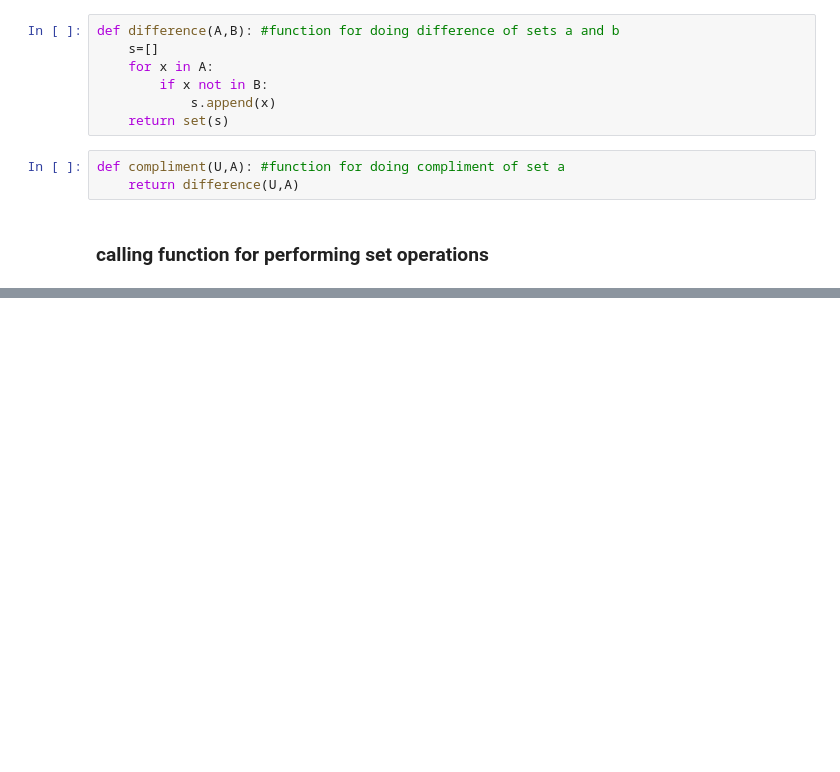
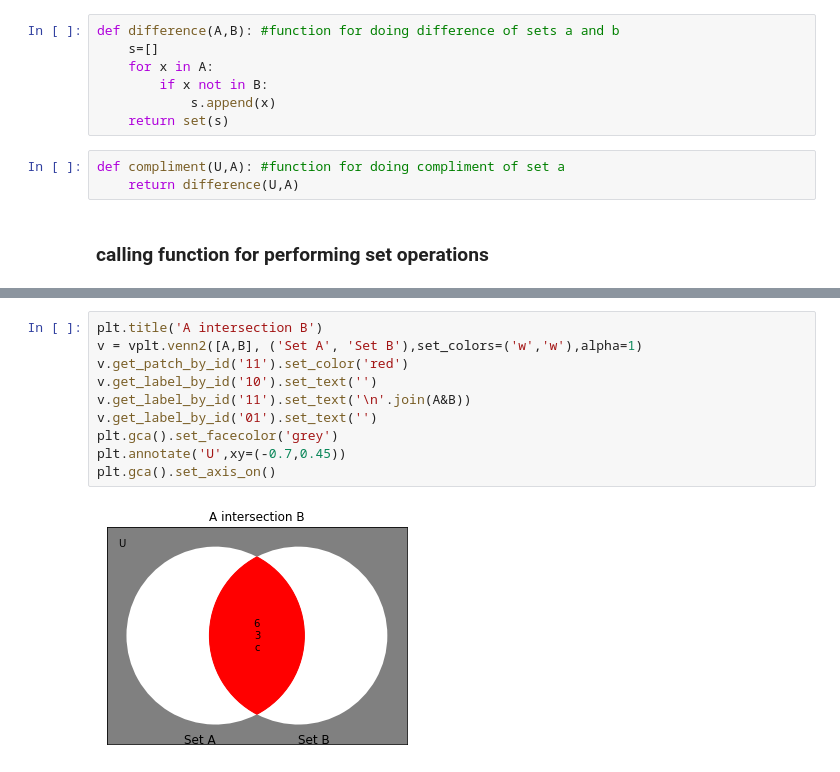
Before and after one commit to subhendu17620/RUAS, a Jupyter notebook: sem 03/DM-1/DM-assignment01.ipynb, the cells around one changed output, grey strips where cells are left out. Drawn from its saved outputs; the diff is of its cells as text; blank space fills up the shorter version.

```diff
--- a/sem 03/DM-1/DM-assignment01.ipynb
+++ b/sem 03/DM-1/DM-assignment01.ipynb
@@ -111,0 +113,12 @@ plt.show()
+# %%
+plt.title('A intersection B')
+v = vplt.venn2([A,B], ('Set A', 'Set B'),set_colors=('w','w'),alpha=1)
+v.get_patch_by_id('11').set_color('red')
+v.get_label_by_id('10').set_text('')
+v.get_label_by_id('11').set_text('\n'.join(A&B))
+v.get_label_by_id('01').set_text('')
+plt.gca().set_facecolor('grey')
+plt.annotate('U',xy=(-0.7,0.45))
+plt.gca().set_axis_on()
+# %% [output]
+[figure, added]
```
Also changed, not shown: parts of 9 cells of this notebook, 2 other files.
